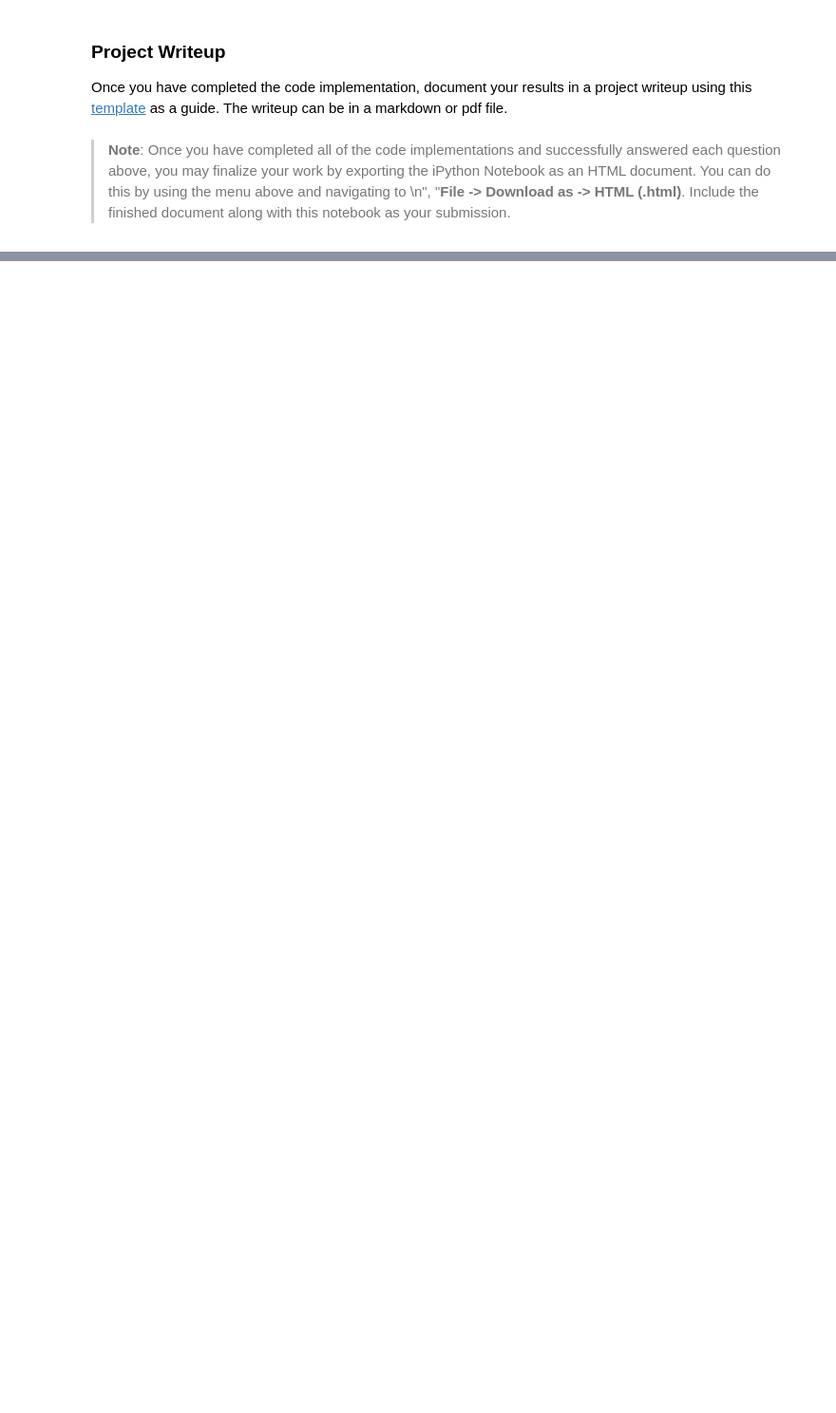
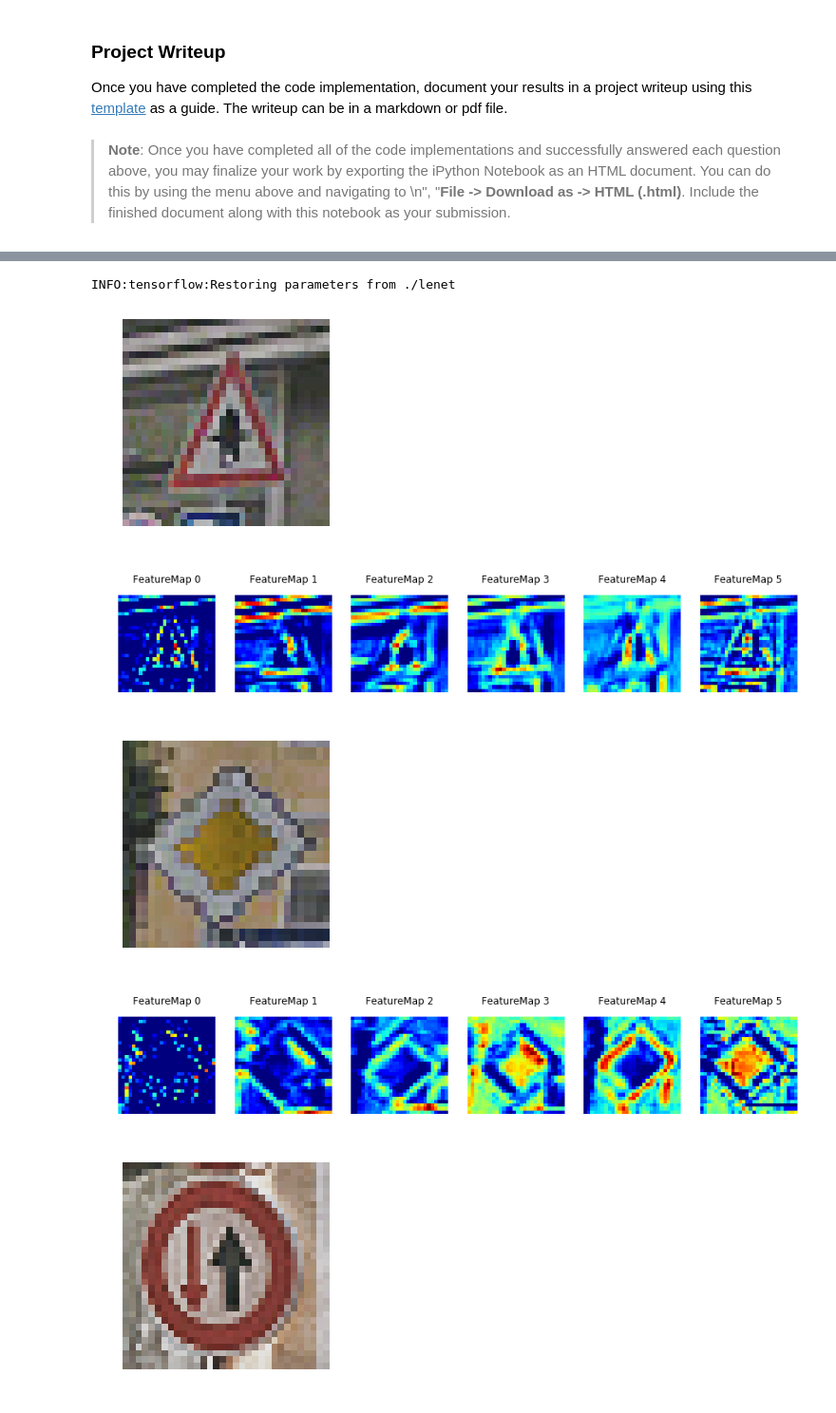
Before and after one commit to HandMi/CarND-Traffic-Sign-Classifier-Project, a Jupyter notebook: Traffic_Sign_Classifier.ipynb, the cells around one changed output, grey strips where cells are left out. Shown at 95% size. Saved outputs shown, nothing was run; the diff lists cells and outputs as text; code cells hidden in the pictures; blank space fills up the shorter version.

```diff
--- a/Traffic_Sign_Classifier.ipynb
+++ b/Traffic_Sign_Classifier.ipynb
@@ -618,17 +652,40 @@ def outputFeatureMap(image_input, tf_activation, activation_min=-1, activation_m
     # image_input =
     # Note: x should be the same name as your network's tensorflow data placeholder variable
     # If you get an error tf_activation is not defined it may be having trouble accessing the variable from inside a function
-    activation = tf_activation.eval(session=sess,feed_dict={x : image_input})
+    activation = tf_activation.eval(session=sess,feed_dict={x : image_input ,dropout:1.0})
     featuremaps = activation.shape[3]
-    plt.figure(plt_num, figsize=(15,15))
-    for featuremap in range(featuremaps):
-        plt.subplot(6,8, featuremap+1) # sets the number of feature maps to show on each row and column
-        plt.title('FeatureMap ' + str(featuremap)) # displays the feature map number
-        if activation_min != -1 & activation_max != -1:
-            plt.imshow(activation[0,:,:, featuremap], interpolation="nearest", vmin =activation_min, vmax=activation_max, cmap="gray")
-        elif activation_max != -1:
-            plt.imshow(activation[0,:,:, featuremap], interpolation="nearest", vmax=activation_max, cmap="gray")
-        elif activation_min !=-1:
-            plt.imshow(activation[0,:,:, featuremap], interpolation="nearest", vmin=activation_min, cmap="gray")
-        else:
-            plt.imshow(activation[0,:,:, featuremap], interpolation="nearest", cmap="gray")
+    for j in range(len(image_input)):
+        plt.figure(plt_num, figsize=(4,4))
+        plt.imshow(image_input[j])
+        plt.axis('off')
+        plt.show()
+        plt.figure(plt_num, figsize=(20,20))
+        for featuremap in range(featuremaps):
+            plt.subplot(6,8, featuremap+1) # sets the number of feature maps to show on each row and column
+            plt.title('FeatureMap ' + str(featuremap)) # displays the feature map number
+            if activation_min != -1 & activation_max != -1:
+                plt.imshow(activation[j,:,:, featuremap], interpolation="nearest", vmin =activation_min, vmax=activation_max, cmap='jet')
+                plt.axis('off')
+            elif activation_max != -1:
+                plt.imshow(activation[j,:,:, featuremap], interpolation="nearest", vmax=activation_max, cmap='jet')
+                plt.axis('off')
+            elif activation_min !=-1:
+                plt.imshow(activation[j,:,:, featuremap], interpolation="nearest", vmin=activation_min, cmap='jet')
+                plt.axis('off')
+            else:
+                plt.imshow(activation[j,:,:, featuremap], interpolation="nearest", cmap='jet')
+                plt.axis('off')
+        plt.show()
+# %%
+with tf.Session() as sess:
+    # ReLU-activation (layer 1 after 'tf.nn.relu' operation)
+    saver.restore(sess, './lenet')
+    actv1 = sess.graph.get_tensor_by_name('act1:0')
+    outputFeatureMap(new_features_processed, actv1)
+# %% [output]
+INFO:tensorflow:Restoring parameters from ./lenet
+[figure, added]
+[figure, added]
+[figure, added]
+[figure, added]
+[figure, added]
```
Also changed, not shown: parts of 10 cells of this notebook, 3 other files.
